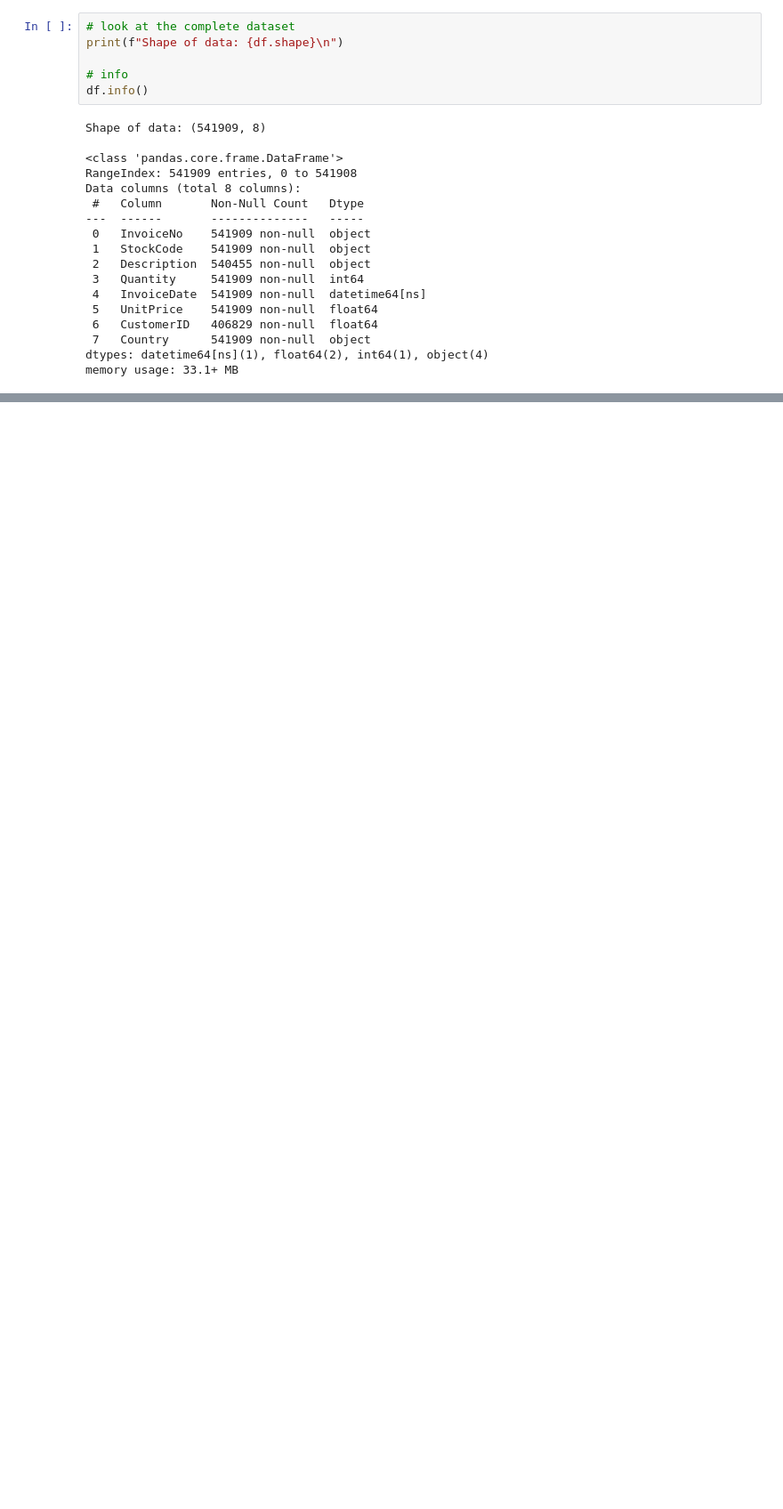
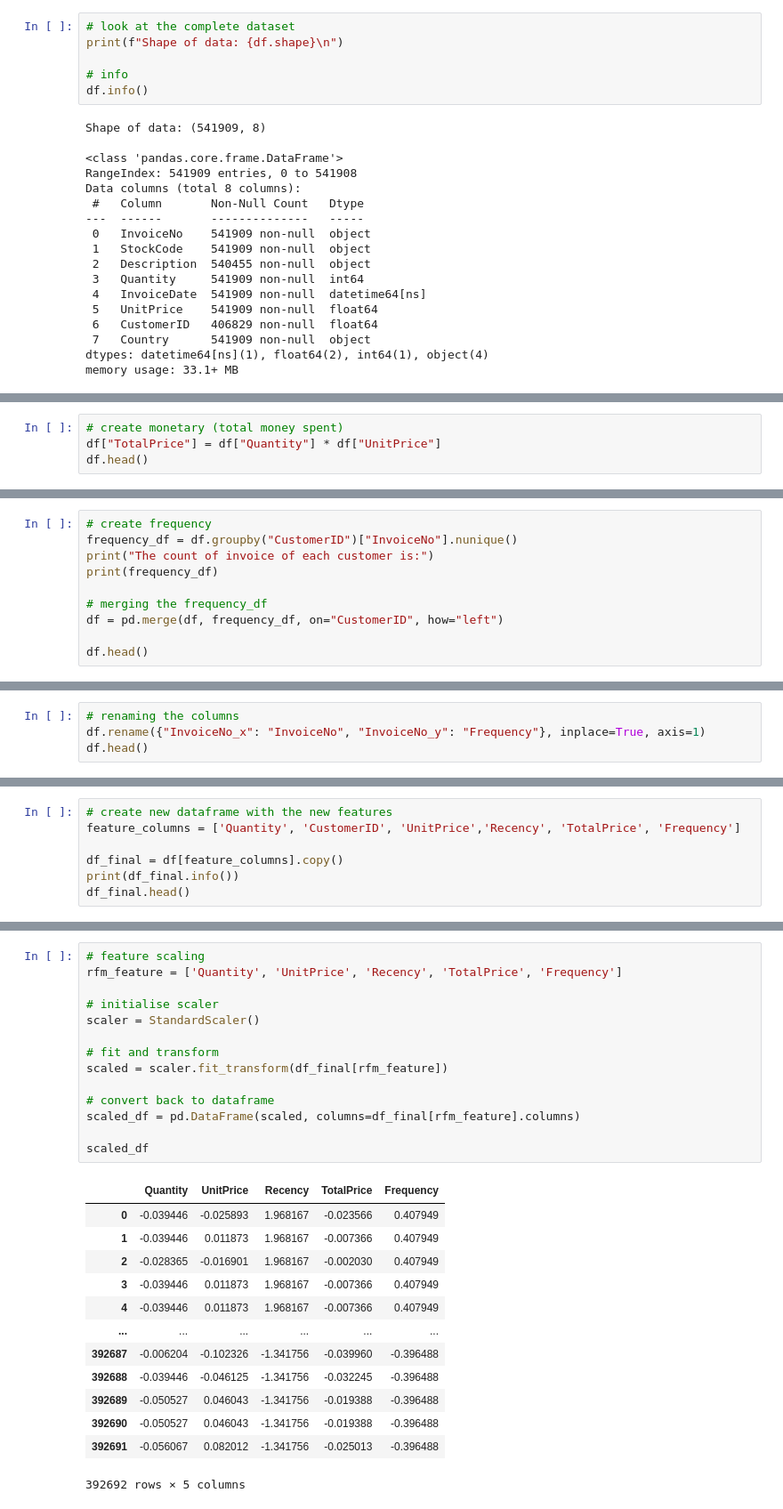
Before and after one commit to Pronob17/Customer_segmentation_using_K_means_clustering, a Jupyter notebook: Customer_Segmentation_with_K_Means_Clustering.ipynb, the cells around one changed output, grey strips where cells are left out. Shown: that part at 89% size. Drawn from its saved outputs; the diff is of its cells as text; blank space fills up the shorter version.

```diff
--- a/Customer_Segmentation_with_K_Means_Clustering.ipynb
+++ b/Customer_Segmentation_with_K_Means_Clustering.ipynb
@@ -109,0 +496,4 @@ memory usage: 36.8+ MB
+# %%
+# create monetary (total money spent)
+df["TotalPrice"] = df["Quantity"] * df["UnitPrice"]
+df.head()
@@ -109,0 +507,10 @@ memory usage: 36.8+ MB
+# %%
+# create frequency
+frequency_df = df.groupby("CustomerID")["InvoiceNo"].nunique()
+print("The count of invoice of each customer is:")
+print(frequency_df)
+
+# merging the frequency_df
+df = pd.merge(df, frequency_df, on="CustomerID", how="left")
+
+df.head()
@@ -109,0 +538,4 @@ memory usage: 36.8+ MB
+# %%
+# renaming the columns
+df.rename({"InvoiceNo_x": "InvoiceNo", "InvoiceNo_y": "Frequency"}, inplace=True, axis=1)
+df.head()
@@ -109,0 +564,7 @@ memory usage: 36.8+ MB
+# %%
+# create new dataframe with the new features
+feature_columns = ['Quantity', 'CustomerID', 'UnitPrice','Recency', 'TotalPrice', 'Frequency']
+
+df_final = df[feature_columns].copy()
+print(df_final.info())
+df_final.head()
@@ -109,0 +594,28 @@ memory usage: 36.8+ MB
+# %%
+# feature scaling
+rfm_feature = ['Quantity', 'UnitPrice', 'Recency', 'TotalPrice', 'Frequency']
+
+# initialise scaler
+scaler = StandardScaler()
+
+# fit and transform
+scaled = scaler.fit_transform(df_final[rfm_feature])
+
+# convert back to dataframe
+scaled_df = pd.DataFrame(scaled, columns=df_final[rfm_feature].columns)
+
+scaled_df
+# %% [output]
+|  | Quantity | UnitPrice | Recency | TotalPrice | Frequency |
+| 0 | -0.039446 | -0.025893 | 1.968167 | -0.023566 | 0.407949 |
+| 1 | -0.039446 | 0.011873 | 1.968167 | -0.007366 | 0.407949 |
+| 2 | -0.028365 | -0.016901 | 1.968167 | -0.002030 | 0.407949 |
+| 3 | -0.039446 | 0.011873 | 1.968167 | -0.007366 | 0.407949 |
+| 4 | -0.039446 | 0.011873 | 1.968167 | -0.007366 | 0.407949 |
+| ... | ... | ... | ... | ... | ... |
+| 392687 | -0.006204 | -0.102326 | -1.341756 | -0.039960 | -0.396488 |
+| 392688 | -0.039446 | -0.046125 | -1.341756 | -0.032245 | -0.396488 |
+| 392689 | -0.050527 | 0.046043 | -1.341756 | -0.019388 | -0.396488 |
+| 392690 | -0.050527 | 0.046043 | -1.341756 | -0.019388 | -0.396488 |
+| 392691 | -0.056067 | 0.082012 | -1.341756 | -0.025013 | -0.396488 |
+392692 rows × 5 columns
```
Also changed, not shown: parts of 43 cells of this notebook.
